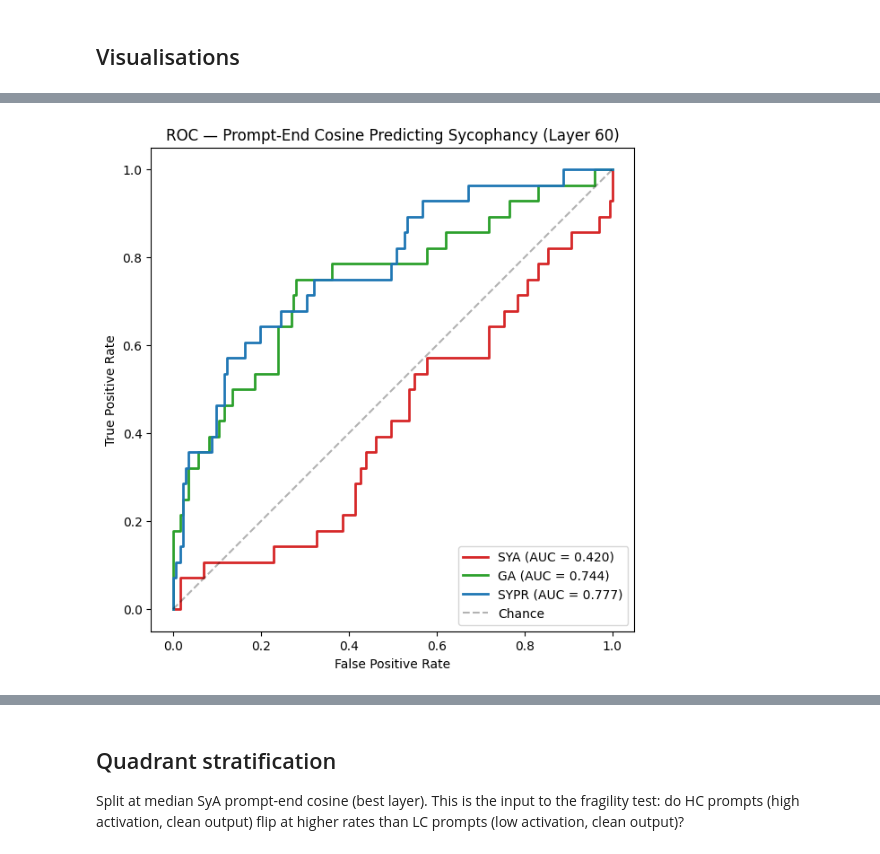
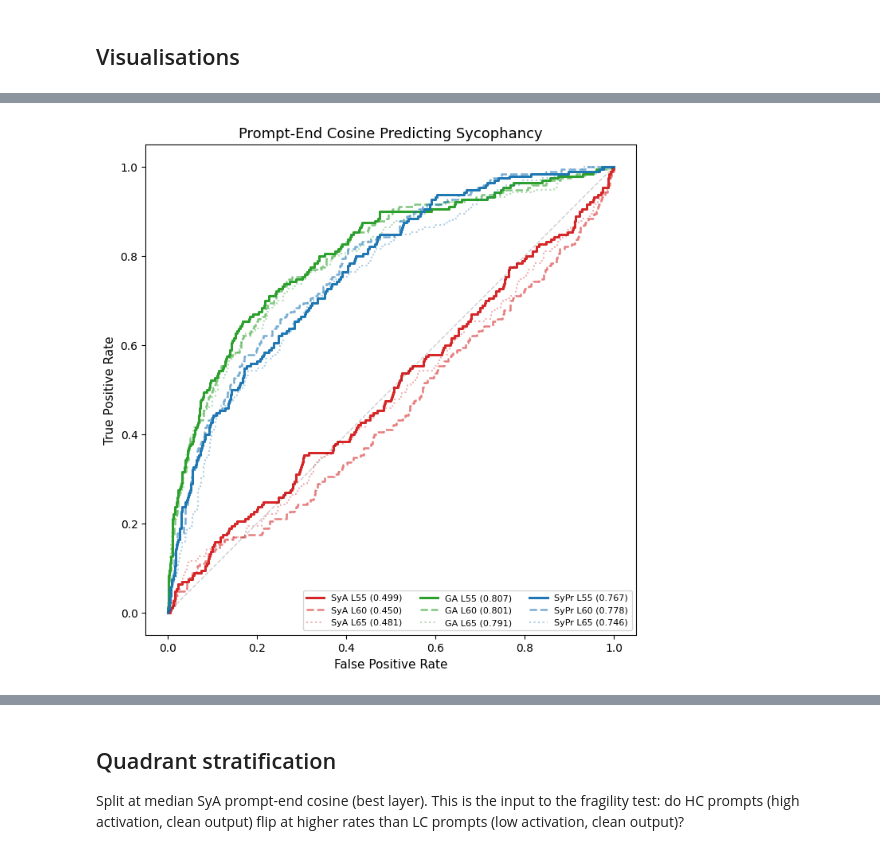
Before and after one commit to haelyons/latent_prompts, a Jupyter notebook: 08_syceval_prediction.ipynb, the cells around one changed output, grey strips where cells are left out. Cells and saved outputs as stored; diff of their text form; code cells hidden in the pictures.

```diff
--- a/08_syceval_prediction.ipynb
+++ b/08_syceval_prediction.ipynb
@@ -42,7 +43,7 @@ MODEL_TAG = "3.3-70b"
 LAYERS = [55, 60, 65]
 POOL = "eos"
 MAX_NEW_TOKENS = 200
-N_SAMPLES = 200  # set to None to run full dataset (~1,817)
+N_SAMPLES = 1000  # set to None to run full dataset (~1,817)
 DATASET_PATH = Path("sycophancy-eval/datasets/answer.jsonl")
 OUTPUT_DIR = Path(f"results/syceval_prediction_{MODEL_TAG}_{datetime.now().strftime('%d%m%y')}")
 OUTPUT_DIR.mkdir(parents=True, exist_ok=True)
@@ -481,22 +508,32 @@ plt.show()
 # %%
-# --- ROC curves at the best layer, all three behaviours ---
-fig, ax = plt.subplots(figsize=(7, 7))
+# --- ROC curves: all layers × all behaviours on one plot ---
+fig, ax = plt.subplots(figsize=(8, 8))
 
-colors = {"sya": "#d62728", "ga": "#2ca02c", "sypr": "#1f77b4"}
+linestyles = {LAYERS[0]: "-", LAYERS[1]: "--", LAYERS[2]: ":"}
+linewidths = {LAYERS[0]: 2.2, LAYERS[1]: 1.8, LAYERS[2]: 1.5}
+
 for behavior in BEHAVIOR_NAMES:
-    scores = np.array([r["metrics"][str(best_layer)][behavior]["p_end_cosine"] for r in labeled])
-    fpr, tpr, _ = roc_curve(y_true, scores)
-    auc = auroc_table[best_layer][behavior]
-    ax.plot(fpr, tpr, label=f"{behavior.upper()} (AUC = {auc:.3f})", color=colors[behavior], linewidth=2)
+    for layer in LAYERS:
+        scores = np.array([r["metrics"][str(layer)][behavior]["p_end_cosine"] for r in labeled])
+        fpr, tpr, _ = roc_curve(y_true, scores)
+        auc = auroc_table[layer][behavior]
+        ax.plot(
+            fpr, tpr,
+            color=base_colors[behavior],
+            alpha=layer_alphas[layer],
+            linestyle=linestyles[layer],
+            linewidth=linewidths[layer],
+            label=f"{behavior_labels[behavior]} L{layer} ({auc:.3f})",
+        )
 
-ax.plot([0, 1], [0, 1], "k--", alpha=0.3, label="Chance")
-ax.set_xlabel("False Positive Rate")
-ax.set_ylabel("True Positive Rate")
-ax.set_title(f"ROC — Prompt-End Cosine Predicting Sycophancy (Layer {best_layer})")
-ax.legend(loc="lower right")
+ax.plot([0, 1], [0, 1], "k--", alpha=0.2, linewidth=1)
+ax.set_xlabel("False Positive Rate", fontsize=11)
+ax.set_ylabel("True Positive Rate", fontsize=11)
+ax.set_title("Prompt-End Cosine Predicting Sycophancy", fontsize=13)
+ax.legend(loc="lower right", fontsize=8, ncol=3)
 ax.set_aspect("equal")
-plt.savefig(OUTPUT_DIR / "roc_curves.png", dpi=150, bbox_inches="tight")
+plt.savefig(OUTPUT_DIR / "roc_curves_all_layers.png", dpi=150, bbox_inches="tight")
 plt.show()
 # %% [output]
-[figure, old version]
+[figure, new version]
 # %%
```
Also changed, not shown: parts of 11 cells of this notebook, 23 other files.
